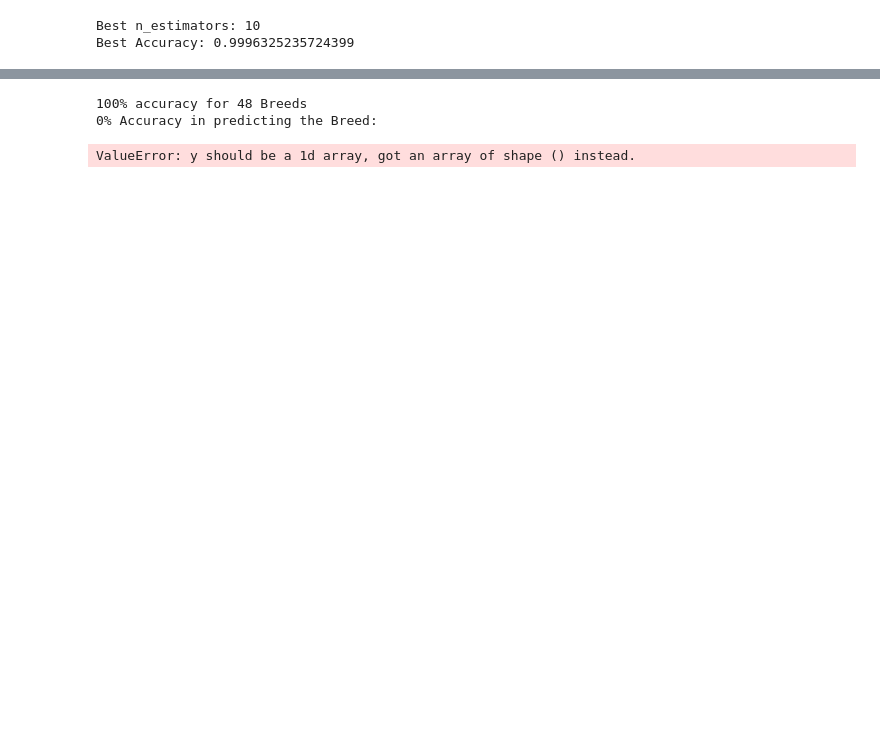
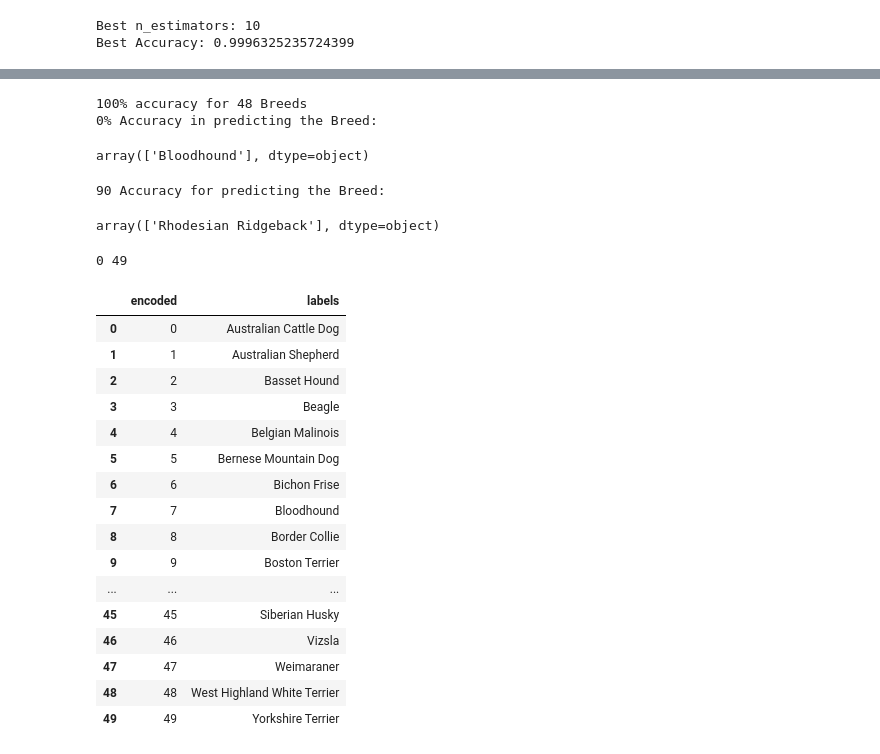
Before and after one commit to StarkArk/Tailored_Tails, a Jupyter notebook: Modeling/final_project_modelling2.ipynb, the cells around one changed output, grey strips where cells are left out. Saved outputs shown, nothing was run; the diff lists cells and outputs as text; code cells hidden in the pictures; blank space fills up the shorter version.

```diff
--- a/Modeling/final_project_modelling2.ipynb
+++ b/Modeling/final_project_modelling2.ipynb
@@ -253,11 +252,44 @@ Classification Report:
 print("100% accuracy for 48 Breeds")
 
 print("0% Accuracy in predicting the Breed:")
-display(label_encoder_df.inverse_transform(y_encoded[7]))
+display(label_encoder_df.inverse_transform([7]))
 
 print("90 Accuracy for predicting the Breed:")
-display(label_encoder_df.inverse_transform(y_encoded[40]))
+display(label_encoder_df.inverse_transform([40]))
 # %% [output]
 100% accuracy for 48 Breeds
 0% Accuracy in predicting the Breed:
-ValueError: y should be a 1d array, got an array of shape () instead.
+array(['Bloodhound'], dtype=object)
+90 Accuracy for predicting the Breed:
+array(['Rhodesian Ridgeback'], dtype=object)
+# %%
+print(np.min(y), np.max(y))
+# %% [output]
+0 49
+# %%
+encoded = list(range(50))
+labels = label_encoder_df.inverse_transform(encoded)
+
+labels_encoded_df = pd.DataFrame()
+labels_encoded_df['encoded'] = encoded
+labels_encoded_df['labels'] = labels
+
+display(labels_encoded_df.head(50))
+# %% [output]
+|  | encoded | labels |
+| 0 | 0 | Australian Cattle Dog |
+| 1 | 1 | Australian Shepherd |
+| 2 | 2 | Basset Hound |
+| 3 | 3 | Beagle |
+| 4 | 4 | Belgian Malinois |
+| 5 | 5 | Bernese Mountain Dog |
+| 6 | 6 | Bichon Frise |
+| 7 | 7 | Bloodhound |
+| 8 | 8 | Border Collie |
+| 9 | 9 | Boston Terrier |
+| ... | ... | ... |
+| 45 | 45 | Siberian Husky |
+| 46 | 46 | Vizsla |
+| 47 | 47 | Weimaraner |
+| 48 | 48 | West Highland White Terrier |
+| 49 | 49 | Yorkshire Terrier |
```
Also changed, not shown: parts of 9 cells of this notebook, 2 other files.
